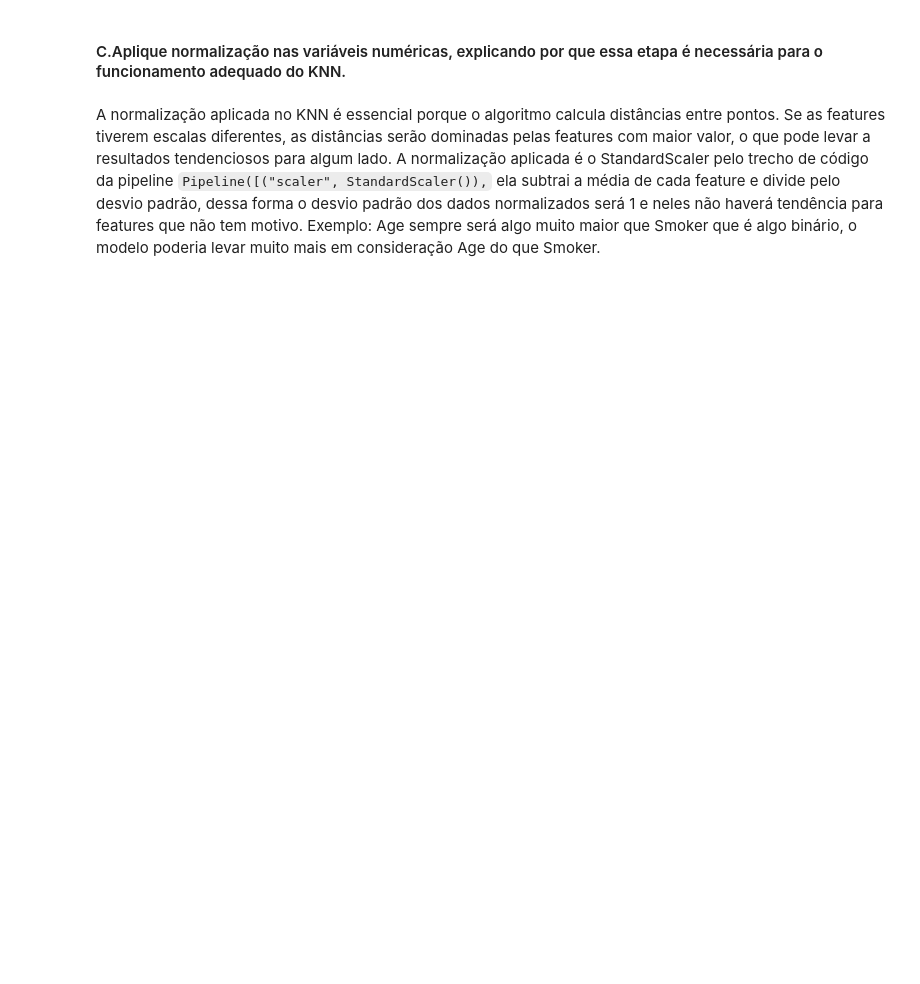
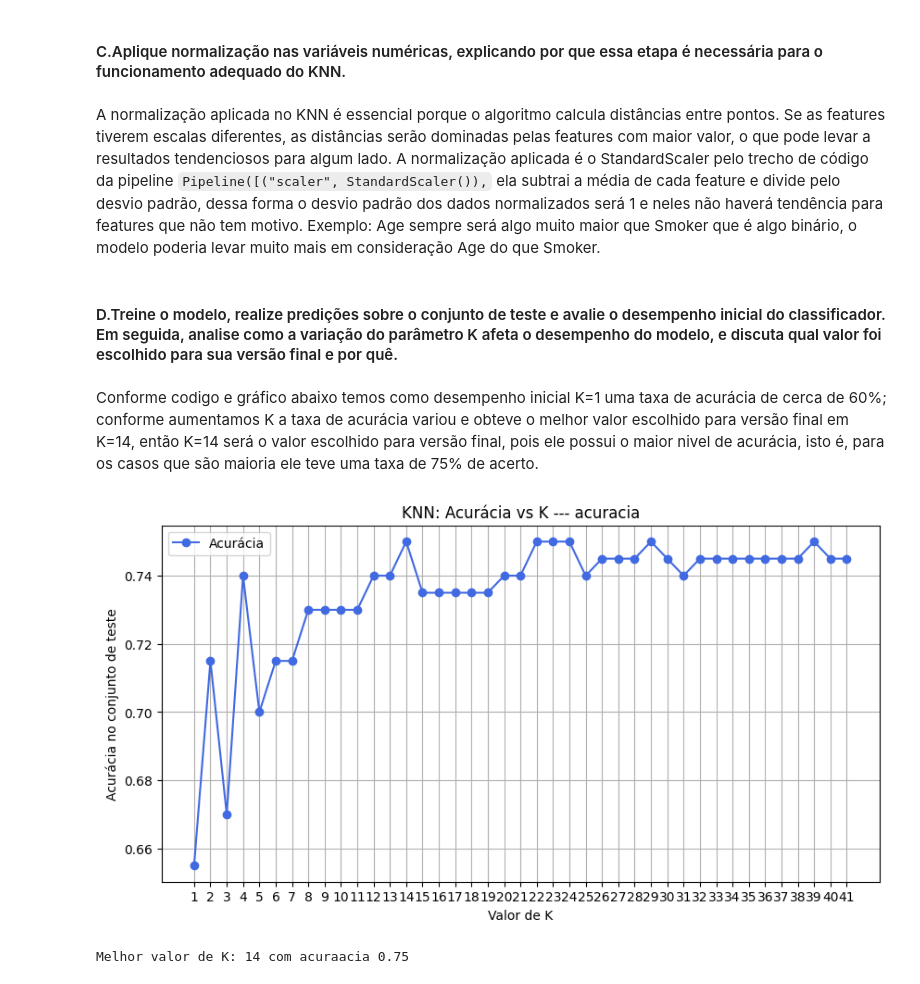
Before and after one commit to ecrseer/machine-learnin, a Jupyter notebook: lifecycl/lifecyc_at.ipynb, the cells around one changed output. Drawn from its saved outputs; the diff is of its cells as text; code cells hidden in the pictures; blank space fills up the shorter version.

```diff
--- a/lifecycl/lifecyc_at.ipynb
+++ b/lifecycl/lifecyc_at.ipynb
@@ -212,3 +142,44 @@ plt.show()
 #### C.Aplique normalização nas variáveis numéricas, explicando por que essa etapa é necessária para o funcionamento adequado do KNN.
 # %% [markdown]
 A normalização aplicada no KNN é essencial porque o algoritmo calcula distâncias entre pontos. Se as features tiverem escalas diferentes, as distâncias serão dominadas pelas features com maior valor, o que pode levar a resultados tendenciosos para algum lado. A normalização aplicada é o StandardScaler pelo trecho de código da pipeline `Pipeline([("scaler", StandardScaler()),` ela subtrai a média de cada feature e divide pelo desvio padrão, dessa forma o desvio padrão dos dados normalizados será 1 e neles não haverá  tendência para features que não tem motivo. Exemplo: Age sempre será algo muito maior que Smoker que é algo binário, o modelo poderia levar muito mais em consideração Age  do que Smoker.
+# %% [markdown]
+#### D.Treine o modelo, realize predições sobre o conjunto de teste e avalie o desempenho inicial do classificador. Em seguida, analise como a variação do parâmetro K afeta o desempenho do modelo, e discuta qual valor foi escolhido para sua versão final e por quê.
+# %% [markdown]
+Conforme codigo e gráfico abaixo temos como desempenho inicial K=1 uma taxa de acurácia de cerca de 60%; conforme aumentamos K a taxa de acurácia variou e obteve o melhor valor escolhido para versão final  em K=14, então K=14 será o valor escolhido para versão final, pois ele possui o maior nivel de acurácia, isto é, para os casos que são maioria ele teve uma taxa de 75% de acerto.
+# %%
+
+
+def melhor_knn_acuracia():
+    k_values = range(1, 42)
+    accuracies = []
+
+    for k in k_values:
+        pipeline = Pipeline([
+            ("scaler", StandardScaler()),
+            ("knn", KNeighborsClassifier(n_neighbors=k))
+        ])
+        pipeline.fit(X_train, y_train)
+        y_pred = pipeline.predict(X_test)
+        acc = accuracy_score(y_test, y_pred)
+        accuracies.append(acc)
+
+    # 5. Plotar acurácia
+    plt.figure(figsize=(10, 5))
+    plt.plot(k_values, accuracies, marker='o', label="Acurácia", color="royalblue")
+    plt.xlabel("Valor de K")
+    plt.ylabel("Acurácia no conjunto de teste")
+    plt.title("KNN: Acurácia vs K --- acuracia")
+    plt.xticks(k_values)
+    plt.grid(True)
+    plt.legend()
+    plt.show()
+
+    # 6. Mostra melhor K
+    best_k = k_values[np.argmax(accuracies)]
+    maior = max(accuracies)
+    print(f"Melhor valor de K: {best_k} com acuraacia {maior}")
+
+melhor_knn_acuracia()
+# %% [output]
+[figure, added]
+Melhor valor de K: 14 com acuraacia 0.75
```
Also changed, not shown: parts of 8 cells of this notebook, 2 other files.
